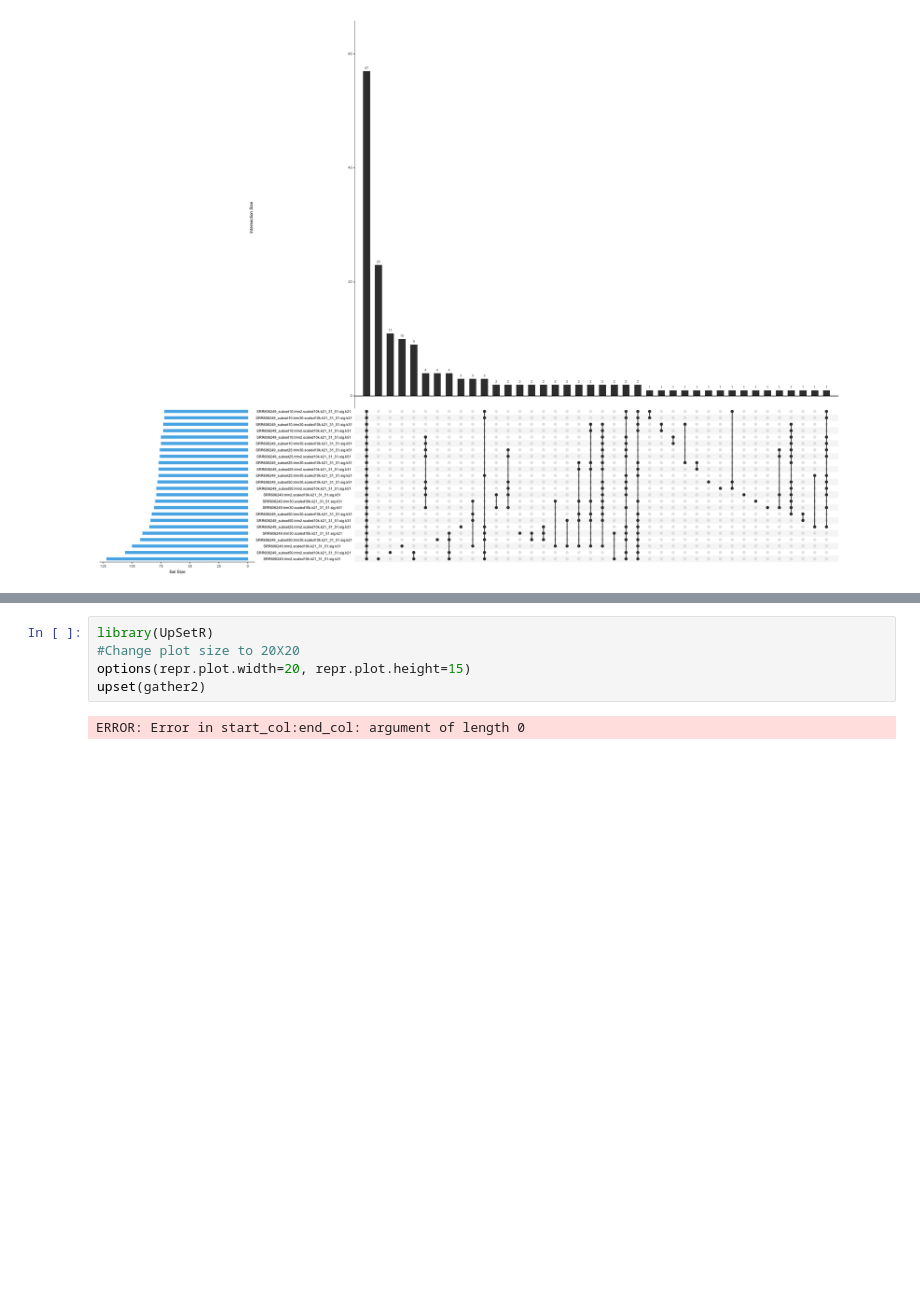
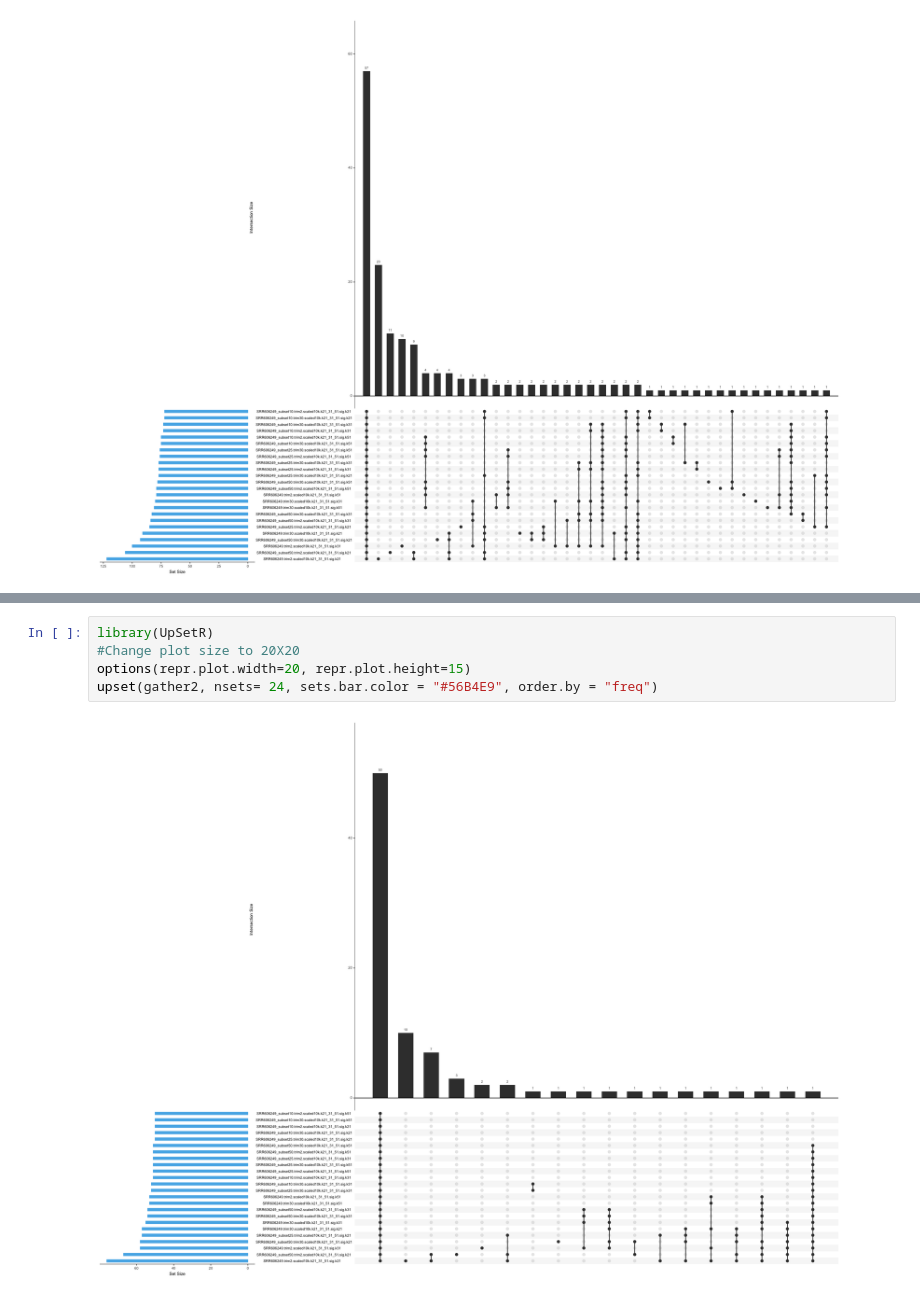
Before and after one commit to dahak-metagenomics/dahak, a Jupyter notebook: workflows/taxonomic_classification/sourmash/Taxonomic_classification_with_sourmash.ipynb, the cells around one changed output, grey strips where cells are left out. Cells and saved outputs as stored; diff of their text form; blank space fills up the shorter version.

```diff
--- a/workflows/taxonomic_classification/sourmash/Taxonomic_classification_with_sourmash.ipynb
+++ b/workflows/taxonomic_classification/sourmash/Taxonomic_classification_with_sourmash.ipynb
@@ -360,7 +247,7 @@ gather2
 # %%
 library(UpSetR)
 #Change plot size to 20X20
 options(repr.plot.width=20, repr.plot.height=15)
-upset(gather2)
+upset(gather2, nsets= 24, sets.bar.color = "#56B4E9", order.by = "freq")
 # %% [output]
-ERROR: Error in start_col:end_col: argument of length 0
+[figure, added]
```
Also changed, not shown: parts of 18 cells of this notebook.
